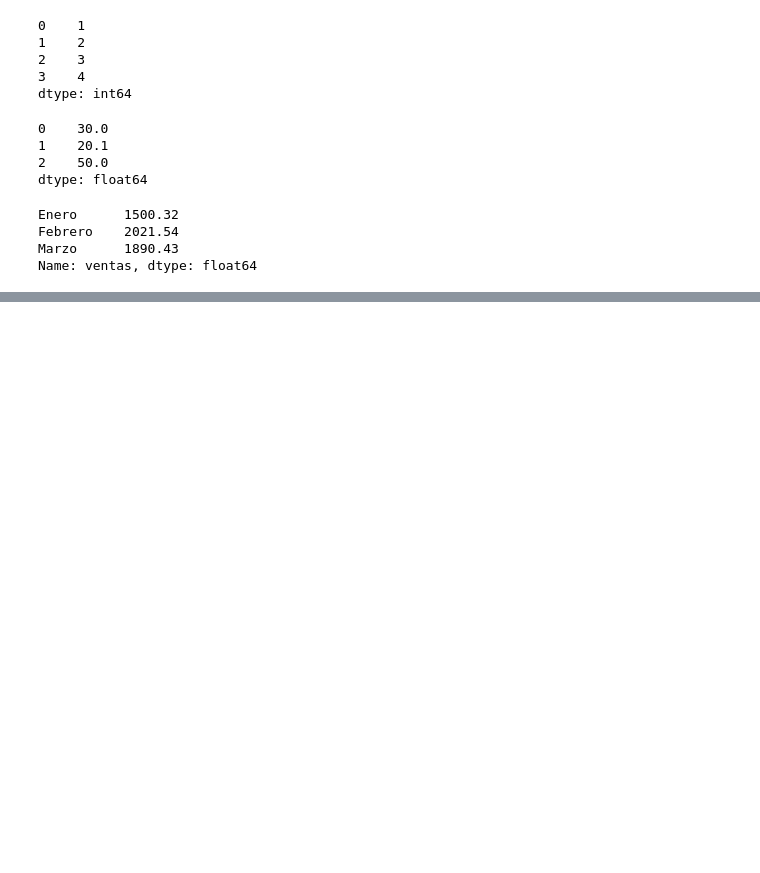
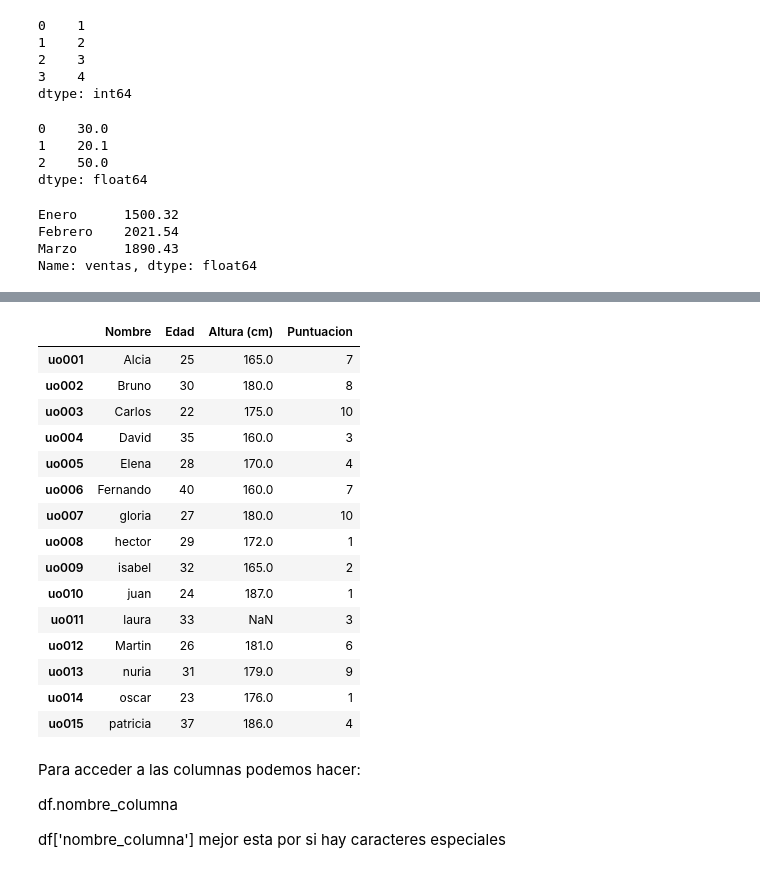
Before and after one commit to martinbedia/mineria, a Jupyter notebook: pandas.ipynb, the cells around one changed output, grey strips where cells are left out. Cells and saved outputs as stored; diff of their text form; code cells hidden in the pictures; blank space fills up the shorter version.

```diff
--- a/pandas.ipynb
+++ b/pandas.ipynb
@@ -66,0 +223,28 @@ Name: ventas, dtype: float64
+# %%
+pd.set_option('display.max_rows',5)
+# %%
+pd.reset_option('display.max_rows')
+df_ejemplo
+# %% [output]
+|  | Nombre | Edad | Altura (cm) | Puntuacion |
+| uo001 | Alcia | 25 | 165.0 | 7 |
+| uo002 | Bruno | 30 | 180.0 | 8 |
+| uo003 | Carlos | 22 | 175.0 | 10 |
+| uo004 | David | 35 | 160.0 | 3 |
+| uo005 | Elena | 28 | 170.0 | 4 |
+| uo006 | Fernando | 40 | 160.0 | 7 |
+| uo007 | gloria | 27 | 180.0 | 10 |
+| uo008 | hector | 29 | 172.0 | 1 |
+| uo009 | isabel | 32 | 165.0 | 2 |
+| uo010 | juan | 24 | 187.0 | 1 |
+| uo011 | laura | 33 | NaN | 3 |
+| uo012 | Martin | 26 | 181.0 | 6 |
+| uo013 | nuria | 31 | 179.0 | 9 |
+| uo014 | oscar | 23 | 176.0 | 1 |
+| uo015 | patricia | 37 | 186.0 | 4 |
+# %% [markdown]
+Para acceder a las columnas podemos hacer:
+
+df.nombre_columna
+
+df['nombre_columna']    mejor esta por si hay caracteres especiales
```
Also changed, not shown: parts of 41 cells of this notebook.
